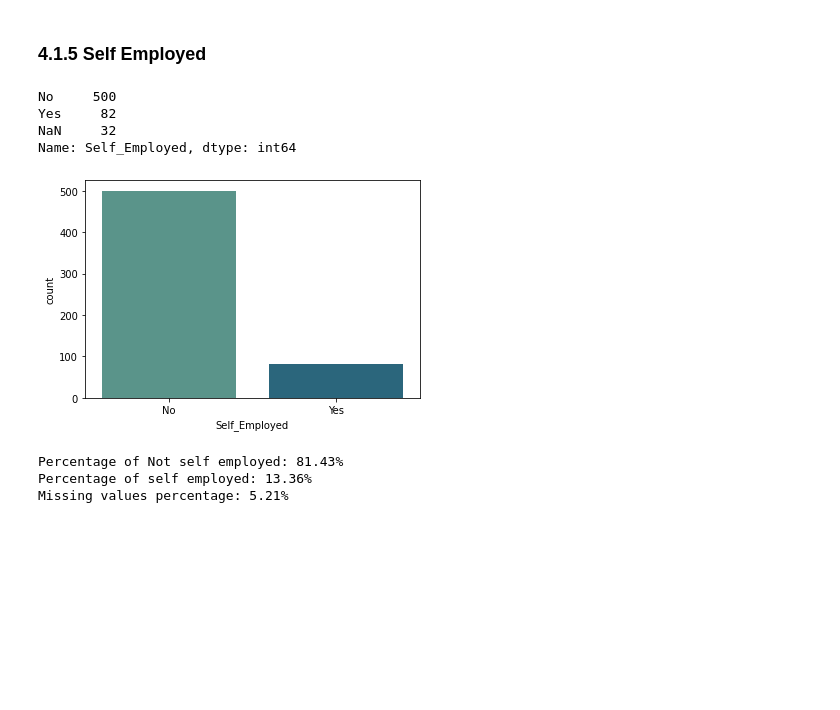
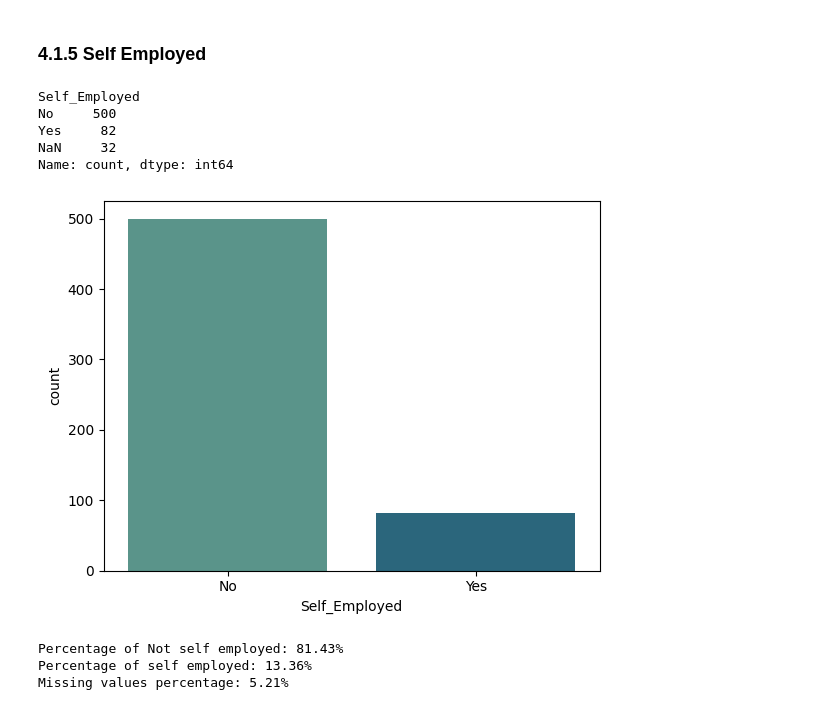
Before and after one commit to trg-pauline/loan-prediction, a Jupyter notebook: notebook/loan-prediction-w-various-ml-models.ipynb, the cells around one changed output. Drawn from its saved outputs; the diff is of its cells as text; code cells hidden in the pictures; blank space fills up the shorter version.

```diff
--- a/notebook/loan-prediction-w-various-ml-models.ipynb
+++ b/notebook/loan-prediction-w-various-ml-models.ipynb
@@ -153,7 +175,7 @@ from sklearn.model_selection import GridSearchCV, RandomizedSearchCV
 # 3. Reading Data Set 👓
 👉 After importing libraries, we will also import the dataset that will be used.
 # %%
-df = pd.read_csv("../input/loan-predication/train_u6lujuX_CVtuZ9i (1).csv")
+df = pd.read_csv("../dataset/loan_data_set.csv")
 df.head()
 # %% [output]
 |  | Loan_ID | Gender | Married | Dependents | Education | Self_Employed | ApplicantIncome | CoapplicantIncome | ... |
@@ -281,15 +307,16 @@ Missing values percentage: 0.00%
 # %%
 df.Self_Employed.value_counts(dropna=False)
 # %% [output]
+Self_Employed
 No     500
 Yes     82
 NaN     32
-Name: Self_Employed, dtype: int64
+Name: count, dtype: int64
 # %%
-sns.countplot(x="Self_Employed", data=df, palette="crest")
+sns.countplot(x="Self_Employed", data=df, palette="crest", hue="Self_Employed", legend=False)
 plt.show()
 # %% [output]
-[figure, old version]
+[figure, new version]
 # %%
 countNo = len(df[df.Self_Employed == 'No'])
 countYes = len(df[df.Self_Employed == 'Yes'])
```
Also changed, not shown: parts of 57 cells of this notebook, 2 other files.
